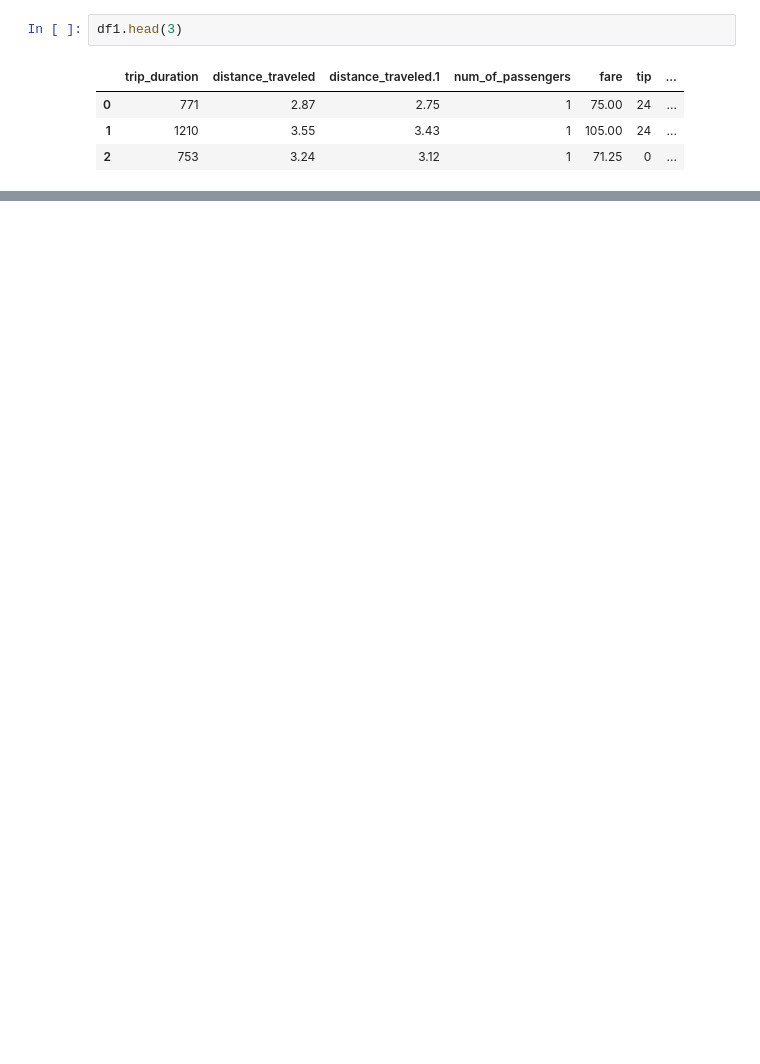
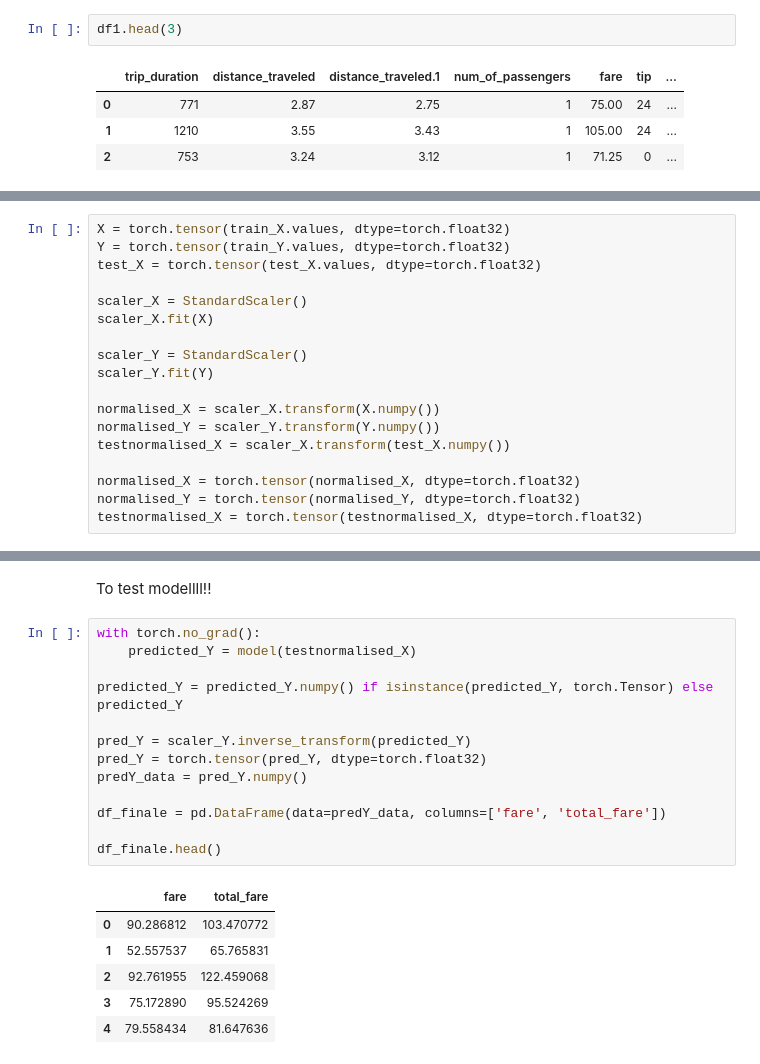
Before and after one commit to HARSHAZGREAT/Databytetast1, a Jupyter notebook: farepred.ipynb, the cells around one changed output, grey strips where cells are left out. Drawn from its saved outputs; the diff is of its cells as text; blank space fills up the shorter version.

```diff
--- a/farepred.ipynb
+++ b/farepred.ipynb
@@ -109,0 +99,18 @@ sns.countplot(x=df1['trip_duration'])
+# %%
+X = torch.tensor(train_X.values, dtype=torch.float32)
+Y = torch.tensor(train_Y.values, dtype=torch.float32)
+test_X = torch.tensor(test_X.values, dtype=torch.float32)
+
+scaler_X = StandardScaler()
+scaler_X.fit(X)
+
+scaler_Y = StandardScaler()
+scaler_Y.fit(Y)
+
+normalised_X = scaler_X.transform(X.numpy())
+normalised_Y = scaler_Y.transform(Y.numpy())
+testnormalised_X = scaler_X.transform(test_X.numpy())
+
+normalised_X = torch.tensor(normalised_X, dtype=torch.float32)
+normalised_Y = torch.tensor(normalised_Y, dtype=torch.float32)
+testnormalised_X = torch.tensor(testnormalised_X, dtype=torch.float32)
@@ -109,0 +179,22 @@ sns.countplot(x=df1['trip_duration'])
+# %% [markdown]
+To test modellll!!
+# %%
+with torch.no_grad():
+    predicted_Y = model(testnormalised_X)
+
+predicted_Y = predicted_Y.numpy() if isinstance(predicted_Y, torch.Tensor) else predicted_Y
+
+pred_Y = scaler_Y.inverse_transform(predicted_Y)
+pred_Y = torch.tensor(pred_Y, dtype=torch.float32)
+predY_data = pred_Y.numpy()
+
+df_finale = pd.DataFrame(data=predY_data, columns=['fare', 'total_fare'])
+
+df_finale.head()
+# %% [output]
+|  | fare | total_fare |
+| 0 | 90.286812 | 103.470772 |
+| 1 | 52.557537 | 65.765831 |
+| 2 | 92.761955 | 122.459068 |
+| 3 | 75.172890 | 95.524269 |
+| 4 | 79.558434 | 81.647636 |
```
Also changed, not shown: parts of 21 cells of this notebook.
